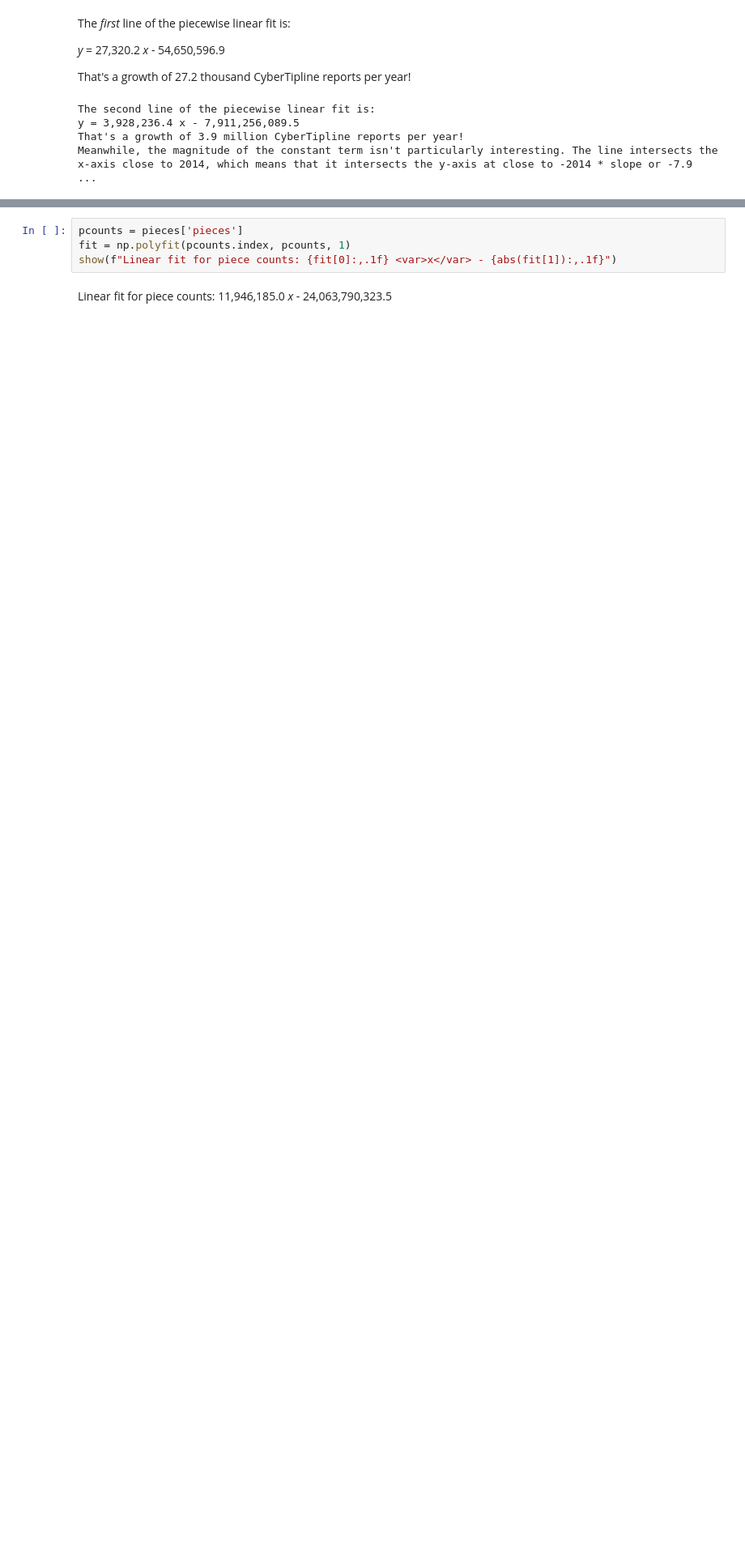
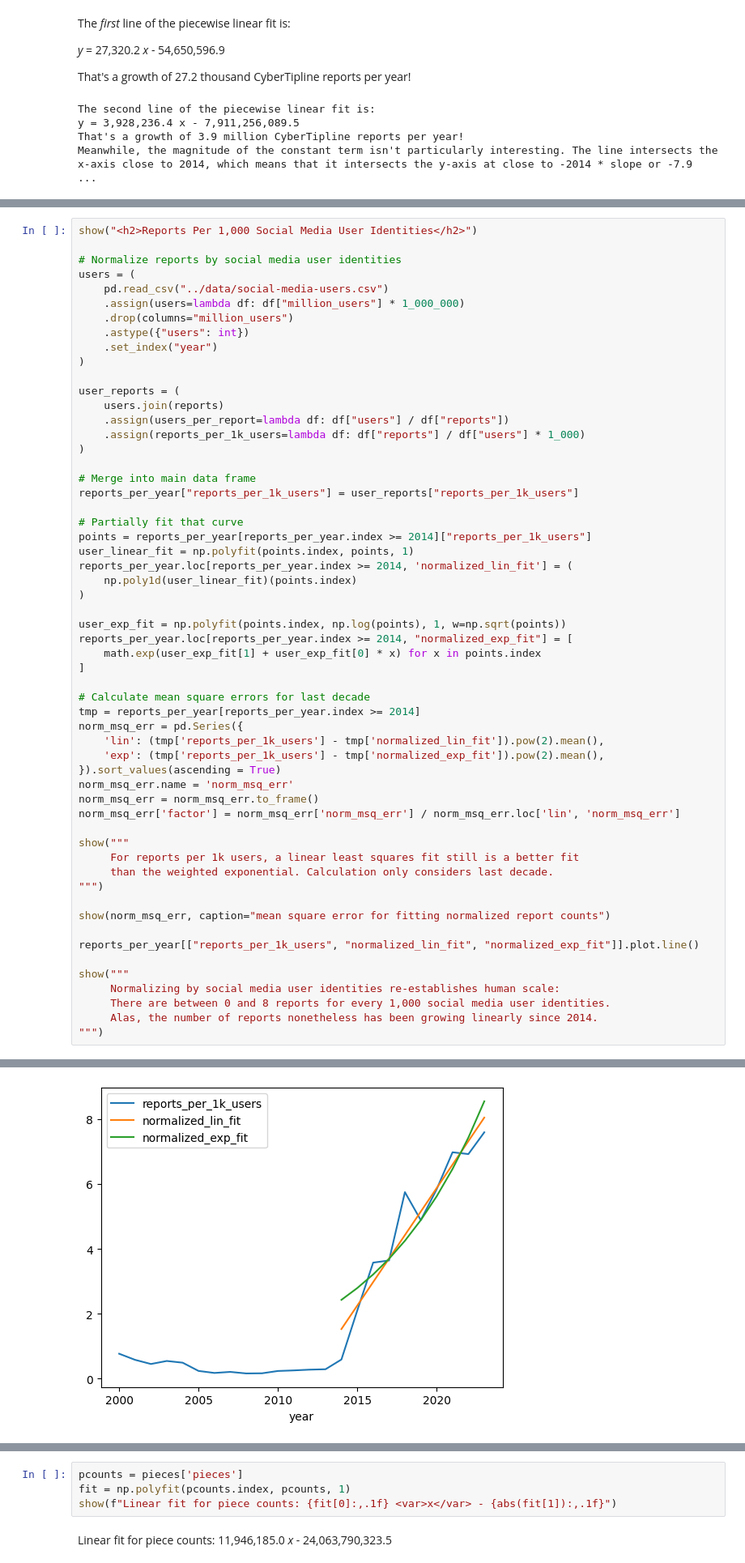
Before and after one commit to apparebit/diaphanous, a Jupyter notebook: analysis/reports.ipynb, the cells around one changed output, grey strips where cells are left out. Shown at 81% size. Cells and saved outputs as stored; diff of their text form; blank space fills up the shorter version.

```diff
--- a/analysis/reports.ipynb
+++ b/analysis/reports.ipynb
@@ -219,0 +172,58 @@ Normalizing by social media user identities re-establishes human scale: There ar
+# %%
+show("<h2>Reports Per 1,000 Social Media User Identities</h2>")
+
+# Normalize reports by social media user identities
+users = (
+    pd.read_csv("../data/social-media-users.csv")
+    .assign(users=lambda df: df["million_users"] * 1_000_000)
+    .drop(columns="million_users")
+    .astype({"users": int})
+    .set_index("year")
+)
+
+user_reports = (
+    users.join(reports)
+    .assign(users_per_report=lambda df: df["users"] / df["reports"])
+    .assign(reports_per_1k_users=lambda df: df["reports"] / df["users"] * 1_000)
+)
+
+# Merge into main data frame
+reports_per_year["reports_per_1k_users"] = user_reports["reports_per_1k_users"]
+
+# Partially fit that curve
+points = reports_per_year[reports_per_year.index >= 2014]["reports_per_1k_users"]
+user_linear_fit = np.polyfit(points.index, points, 1)
+reports_per_year.loc[reports_per_year.index >= 2014, 'normalized_lin_fit'] = (
+    np.poly1d(user_linear_fit)(points.index)
+)
+
+user_exp_fit = np.polyfit(points.index, np.log(points), 1, w=np.sqrt(points))
+reports_per_year.loc[reports_per_year.index >= 2014, "normalized_exp_fit"] = [
+    math.exp(user_exp_fit[1] + user_exp_fit[0] * x) for x in points.index
+]
+
+# Calculate mean square errors for last decade
+tmp = reports_per_year[reports_per_year.index >= 2014]
+norm_msq_err = pd.Series({
+    'lin': (tmp['reports_per_1k_users'] - tmp['normalized_lin_fit']).pow(2).mean(),
+    'exp': (tmp['reports_per_1k_users'] - tmp['normalized_exp_fit']).pow(2).mean(),
+}).sort_values(ascending = True)
+norm_msq_err.name = 'norm_msq_err'
+norm_msq_err = norm_msq_err.to_frame()
+norm_msq_err['factor'] = norm_msq_err['norm_msq_err'] / norm_msq_err.loc['lin', 'norm_msq_err']
+
+show("""
+     For reports per 1k users, a linear least squares fit still is a better fit
+     than the weighted exponential. Calculation only considers last decade.
+""")
+
+show(norm_msq_err, caption="mean square error for fitting normalized report counts")
+
+reports_per_year[["reports_per_1k_users", "normalized_lin_fit", "normalized_exp_fit"]].plot.line()
+
+show("""
+     Normalizing by social media user identities re-establishes human scale:
+     There are between 0 and 8 reports for every 1,000 social media user identities.
+     Alas, the number of reports nonetheless has been growing linearly since 2014.
+""")
+# %% [output]
@@ -220,3 +237,4 @@ Normalizing by social media user identities re-establishes human scale: There ar
+[figure, added]
 # %%
 reports_and_best_fit = reports_per_year[['reports', 'fit', 'Δ']].rename(columns={
     'reports': 'Reports per Year',
```
Also changed, not shown: parts of 7 cells of this notebook, 4 other files.
